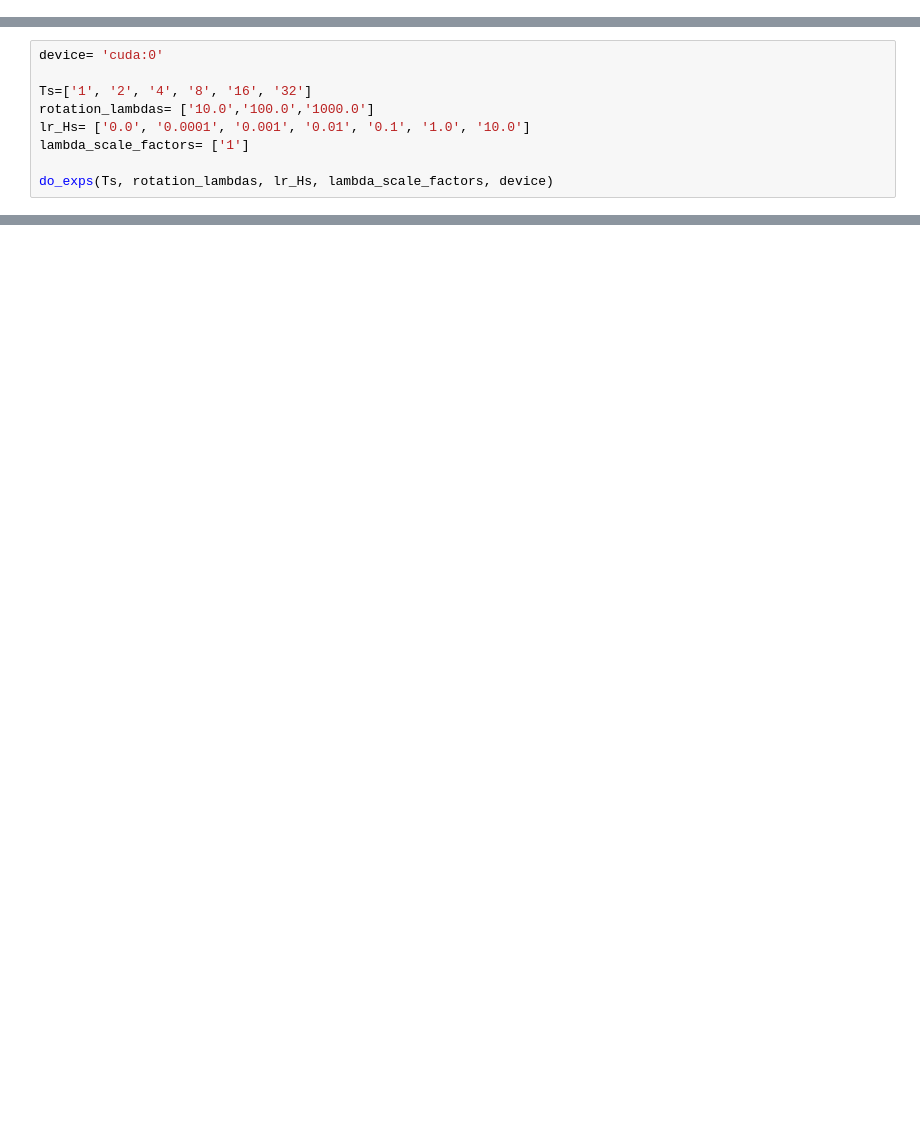
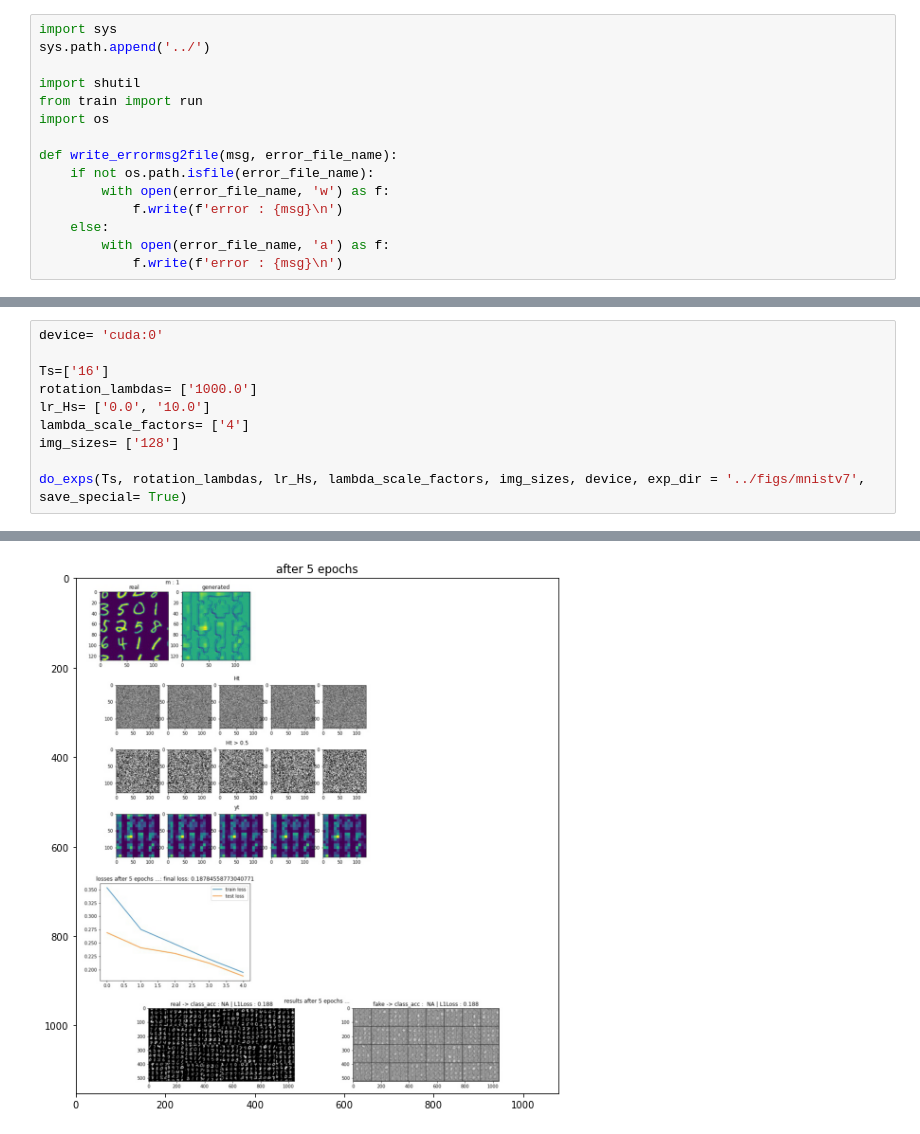
Before and after one commit to dushanw/DabbaMu-DEEP-TFM, a Jupyter notebook: aim2/current_exps_notebooks/example_train_cuda1.ipynb, the cells around one changed output, grey strips where cells are left out. Drawn from its saved outputs; the diff is of its cells as text; blank space fills up the shorter version.

```diff
--- a/aim2/current_exps_notebooks/example_train_cuda1.ipynb
+++ b/aim2/current_exps_notebooks/example_train_cuda1.ipynb
@@ -10 +7,16 @@ from train import run
+# %%
+import sys
+sys.path.append('../')
+
+import shutil
+from train import run
+import os
+
+def write_errormsg2file(msg, error_file_name):
+    if not os.path.isfile(error_file_name):
+        with open(error_file_name, 'w') as f:
+            f.write(f'error : {msg}\n')
+    else:
+        with open(error_file_name, 'a') as f:
+            f.write(f'error : {msg}\n')
 # %%
@@ -38,10 +62,11 @@ def do_exps(Ts, rotation_lambdas, lr_Hs, lambda_scale_factors, device):
 # %%
 device= 'cuda:0'
 
-Ts=['1', '2', '4', '8', '16', '32']
-rotation_lambdas= ['10.0','100.0','1000.0']
-lr_Hs= ['0.0', '0.0001', '0.001', '0.01', '0.1', '1.0', '10.0']
-lambda_scale_factors= ['1']
+Ts=['16']
+rotation_lambdas= ['1000.0']
+lr_Hs= ['0.0', '10.0']
+lambda_scale_factors= ['4']
+img_sizes= ['128']
 
-do_exps(Ts, rotation_lambdas, lr_Hs, lambda_scale_factors, device)
+do_exps(Ts, rotation_lambdas, lr_Hs, lambda_scale_factors, img_sizes, device, exp_dir = '../figs/mnistv7', save_special= True)
 # %% [output]
@@ -64,0 +90 @@ MODEL:
+[figure, added]
```
Also changed, not shown: parts of 4 cells of this notebook, 5 other files.
